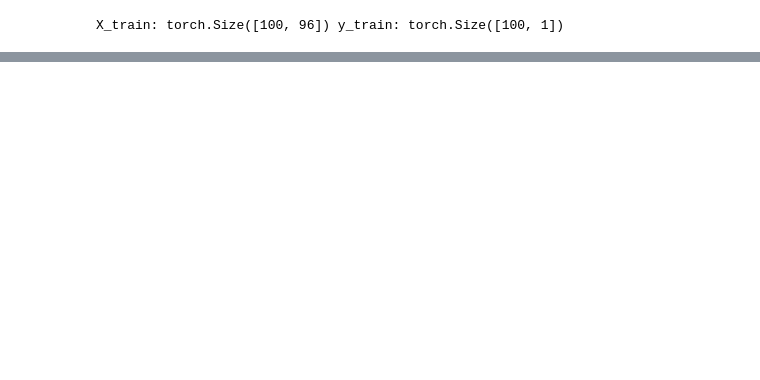
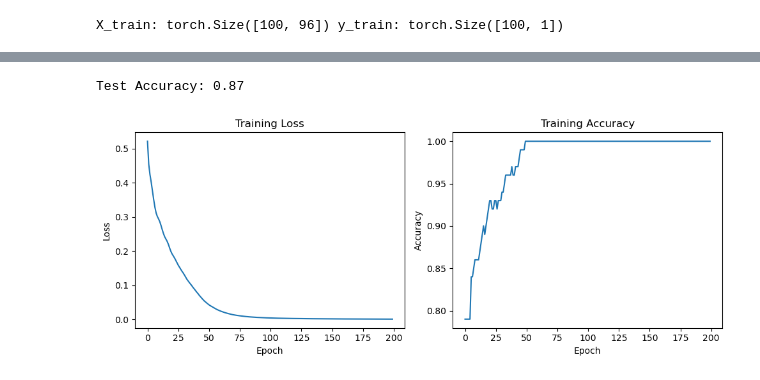
Before and after one commit to nasoskar/ProgrAndMaths, a Jupyter notebook: task2/ecg_project.ipynb, the cells around one changed output, grey strips where cells are left out. Cells and saved outputs as stored; diff of their text form; code cells hidden in the pictures; blank space fills up the shorter version.

```diff
--- a/task2/ecg_project.ipynb
+++ b/task2/ecg_project.ipynb
@@ -65,3 +156,9 @@ class MLPECG(nn.Module):
         logits = self.fc2(h)
         prob = torch.sigmoid(logits)
         return prob
+# %%
+hidden_dim = 32
+model = MLPECG(hidden_dim = hidden_dim)
+# print the model size (number of parameters)
+num_params = sum(p.numel() for p in model.parameters())
+print("Number of parameters:", num_params)
@@ -68,3 +219,36 @@ class MLPECG(nn.Module):
+# %%
+# evaluate
+model.eval()
+with torch.no_grad():
+    test_prob = model(X_test)
+    test_pred = (test_prob >= 0.5).float()
+    acc = (test_pred == y_test).float().mean().item()
+
+print("Test Accuracy:", round(acc, 3))
+# %% [output]
+Test Accuracy: 0.87
+# %%
+import matplotlib.pyplot as plt
+
+
+plt.figure(figsize=(10,4))
+
+plt.subplot(1,2,1)
+plt.plot(loss_history)
+plt.title("Training Loss")
+plt.xlabel("Epoch")
+plt.ylabel("Loss")
+
+plt.subplot(1,2,2)
+plt.plot(acc_history)
+plt.title("Training Accuracy")
+plt.xlabel("Epoch")
+plt.ylabel("Accuracy")
+
+plt.tight_layout()
+plt.show()
+# %% [output]
+[figure, added]
 # %%
 # Full-batch
 num_epochs = 200
```
Also changed, not shown: parts of 9 cells of this notebook.
